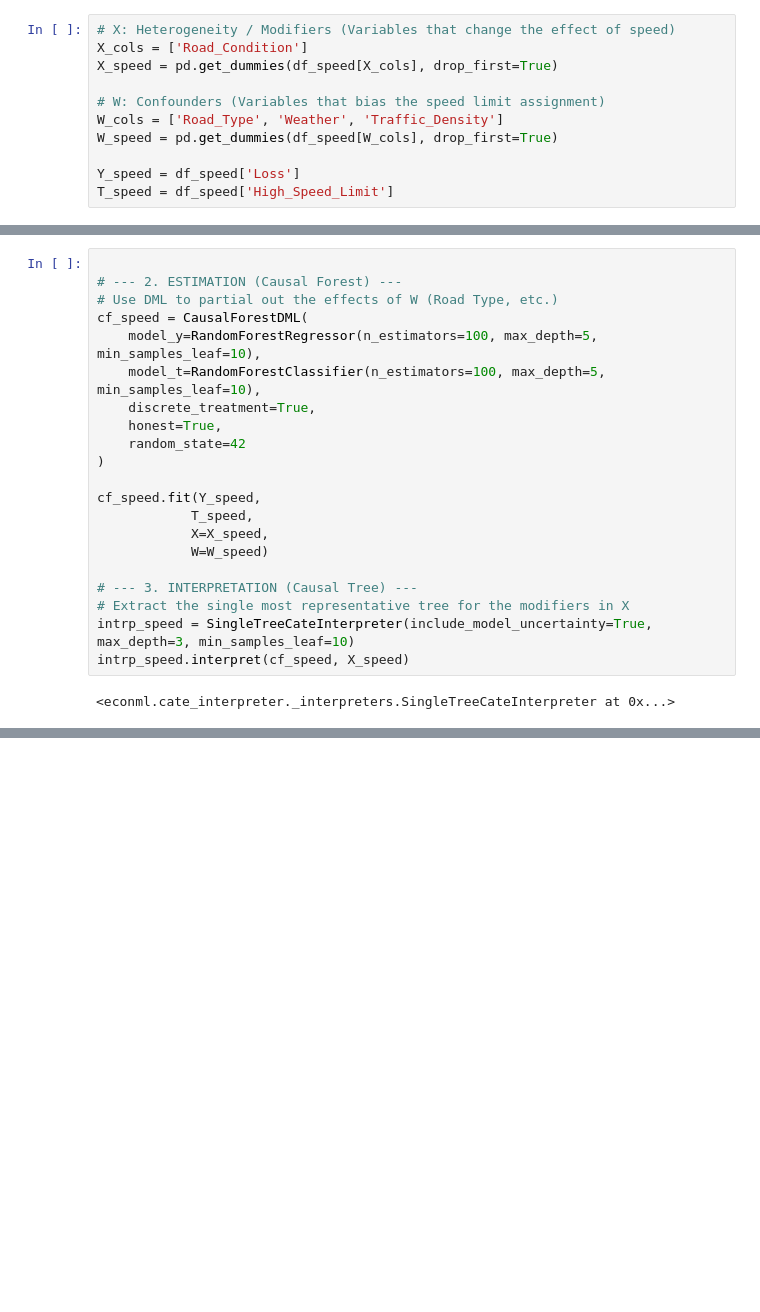
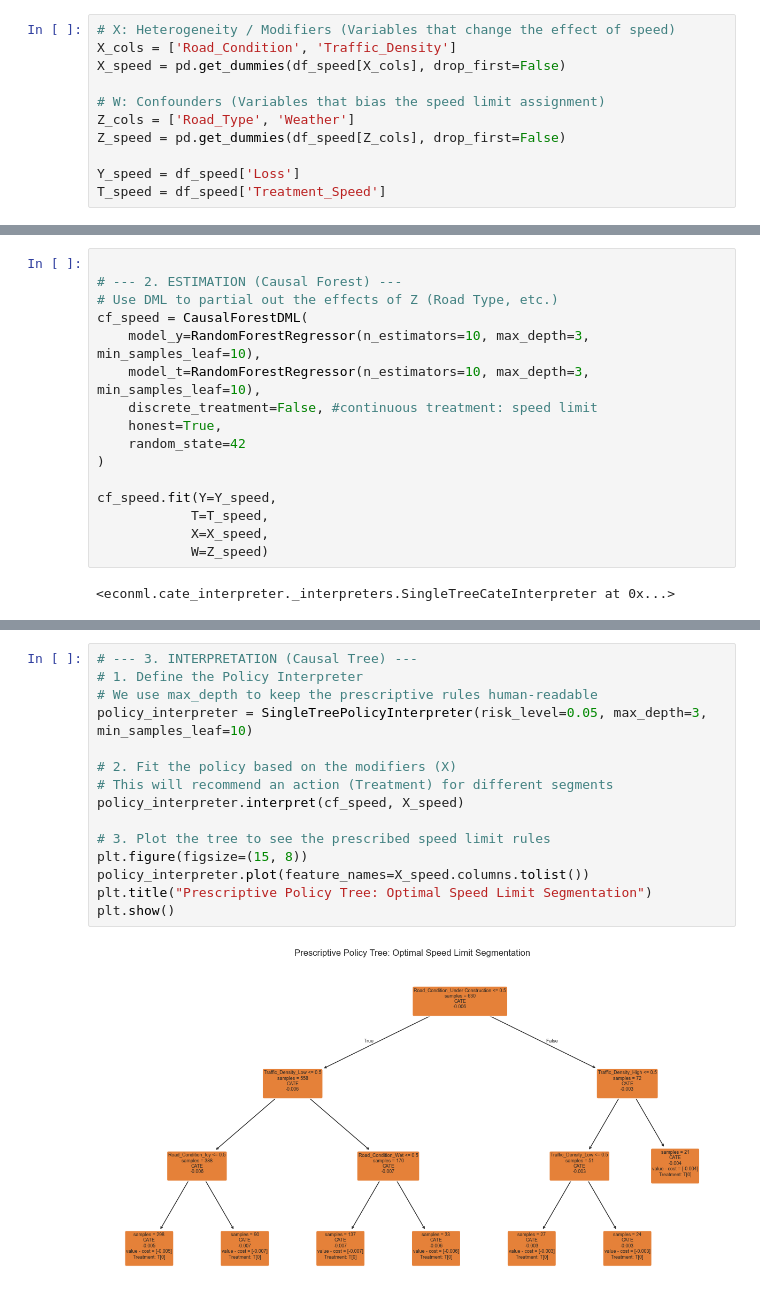
Before and after one commit to tbluemlein/causalinference, a Jupyter notebook: application/traffic_study.ipynb, the cells around one changed output, grey strips where cells are left out. Drawn from its saved outputs; the diff is of its cells as text; blank space fills up the shorter version.

```diff
--- a/application/traffic_study.ipynb
+++ b/application/traffic_study.ipynb
@@ -482,11 +504,11 @@ Interaction Coefficient (Speed * Wet Road): -0.16788243067421074
 # %%
 # X: Heterogeneity / Modifiers (Variables that change the effect of speed)
-X_cols = ['Road_Condition']
-X_speed = pd.get_dummies(df_speed[X_cols], drop_first=True)
+X_cols = ['Road_Condition', 'Traffic_Density']
+X_speed = pd.get_dummies(df_speed[X_cols], drop_first=False)
 
 # W: Confounders (Variables that bias the speed limit assignment)
-W_cols = ['Road_Type', 'Weather', 'Traffic_Density']
-W_speed = pd.get_dummies(df_speed[W_cols], drop_first=True)
+Z_cols = ['Road_Type', 'Weather']
+Z_speed = pd.get_dummies(df_speed[Z_cols], drop_first=False)
 
 Y_speed = df_speed['Loss']
-T_speed = df_speed['High_Speed_Limit']
+T_speed = df_speed['Treatment_Speed']
@@ -496,23 +530,18 @@ Heterogeneity Set ($X$ - Effect Modifiers): These are variables that change the
 # %%
 
 # --- 2. ESTIMATION (Causal Forest) ---
-# Use DML to partial out the effects of W (Road Type, etc.)
+# Use DML to partial out the effects of Z (Road Type, etc.)
 cf_speed = CausalForestDML(
-    model_y=RandomForestRegressor(n_estimators=100, max_depth=5, min_samples_leaf=10),
-    model_t=RandomForestClassifier(n_estimators=100, max_depth=5, min_samples_leaf=10),
-    discrete_treatment=True,
+    model_y=RandomForestRegressor(n_estimators=10, max_depth=3, min_samples_leaf=10),
+    model_t=RandomForestRegressor(n_estimators=10, max_depth=3, min_samples_leaf=10),
+    discrete_treatment=False, #continuous treatment: speed limit
     honest=True,
     random_state=42
 )
 
-cf_speed.fit(Y_speed,
-            T_speed,
+cf_speed.fit(Y=Y_speed,
+            T=T_speed,
             X=X_speed,
-            W=W_speed)
-
-# --- 3. INTERPRETATION (Causal Tree) ---
-# Extract the single most representative tree for the modifiers in X
-intrp_speed = SingleTreeCateInterpreter(include_model_uncertainty=True, max_depth=3, min_samples_leaf=10)
-intrp_speed.interpret(cf_speed, X_speed)
+            W=Z_speed)
 # %% [output]
 <econml.cate_interpreter._interpreters.SingleTreeCateInterpreter at 0x...>
@@ -594,0 +551,17 @@ Selection Bias Removal: By using W_speed in the fit() method, the Causal Forest
+# %%
+# --- 3. INTERPRETATION (Causal Tree) ---
+# 1. Define the Policy Interpreter
+# We use max_depth to keep the prescriptive rules human-readable
+policy_interpreter = SingleTreePolicyInterpreter(risk_level=0.05, max_depth=3, min_samples_leaf=10)
+
+# 2. Fit the policy based on the modifiers (X)
+# This will recommend an action (Treatment) for different segments
+policy_interpreter.interpret(cf_speed, X_speed)
+
+# 3. Plot the tree to see the prescribed speed limit rules
+plt.figure(figsize=(15, 8))
+policy_interpreter.plot(feature_names=X_speed.columns.tolist())
+plt.title("Prescriptive Policy Tree: Optimal Speed Limit Segmentation")
+plt.show()
+# %% [output]
+[figure, added]
```
Also changed, not shown: parts of 34 cells of this notebook.
